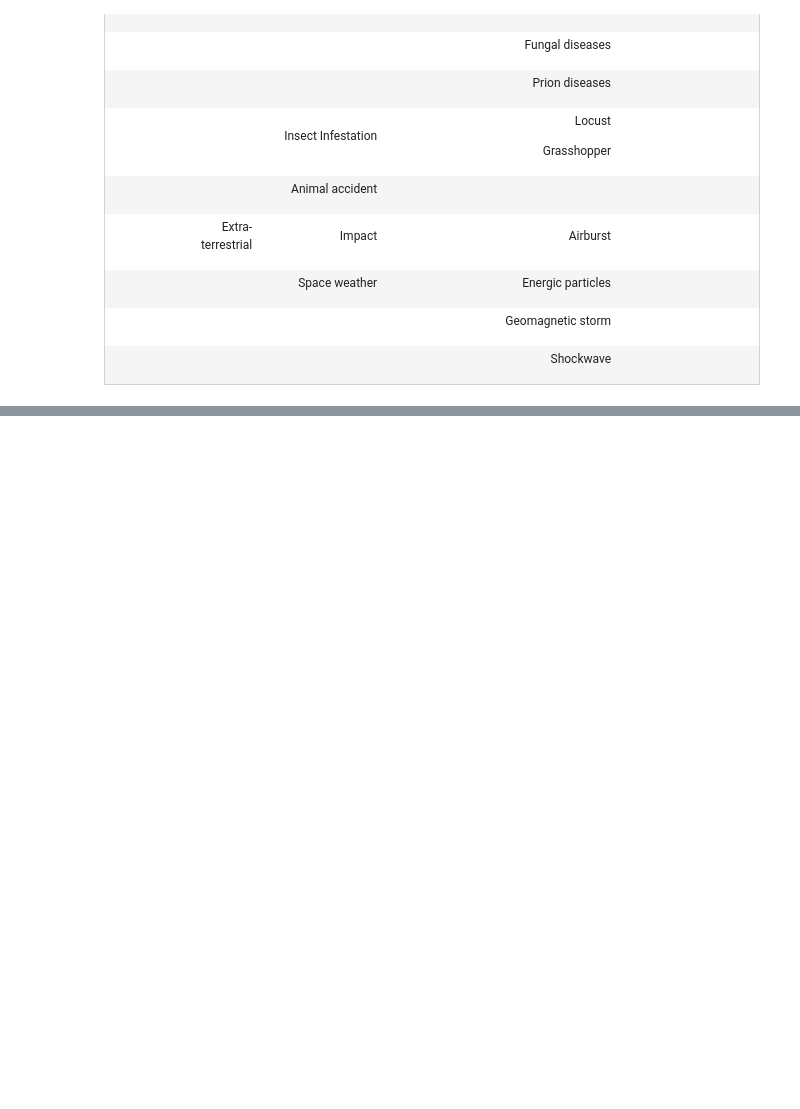
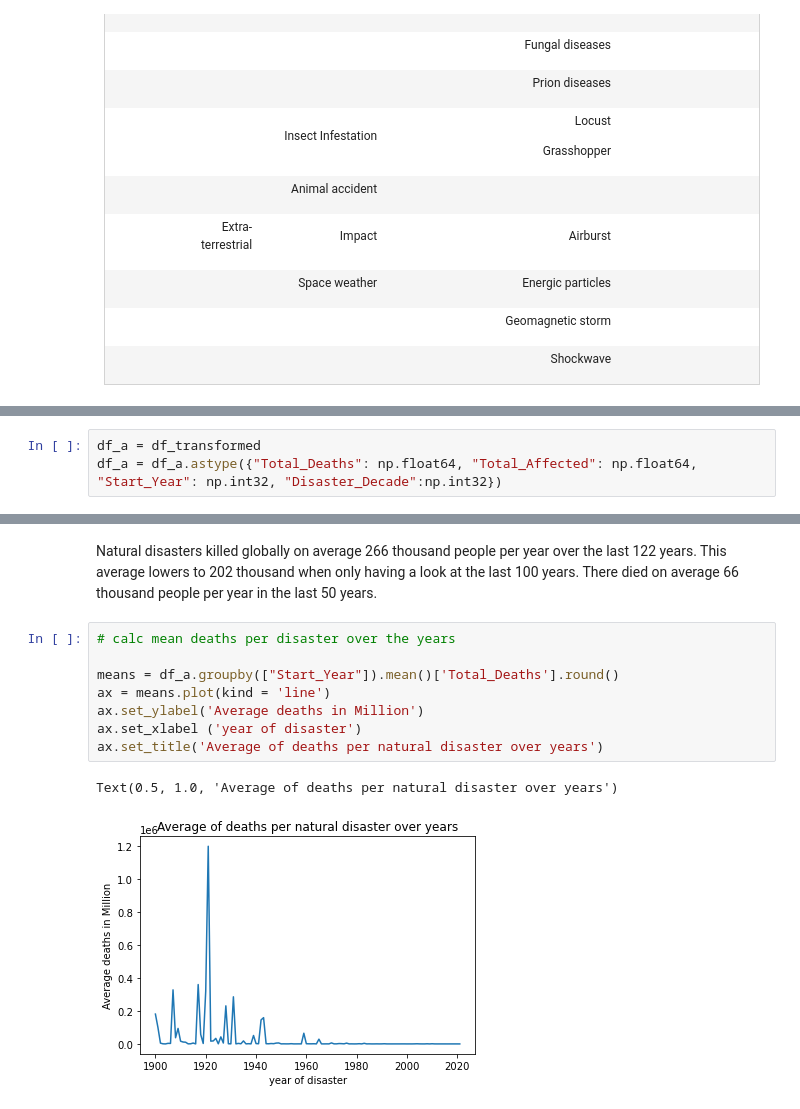
Before and after one commit to r-Files/DOPP, a Jupyter notebook: jupyter_notebooks/Full_analysis.ipynb, the cells around one changed output, grey strips where cells are left out. Saved outputs shown, nothing was run; the diff lists cells and outputs as text; blank space fills up the shorter version.

```diff
--- a/jupyter_notebooks/Full_analysis.ipynb
+++ b/jupyter_notebooks/Full_analysis.ipynb
@@ -672,0 +753,3 @@ Sourced from https://public.emdat.be/about.
+# %%
+df_a = df_transformed
+df_a = df_a.astype({"Total_Deaths": np.float64, "Total_Affected": np.float64, "Start_Year": np.int32, "Disaster_Decade":np.int32})
@@ -672,0 +769,15 @@ Sourced from https://public.emdat.be/about.
+# %% [markdown]
+Natural disasters killed globally on average 266 thousand people per year over the last 122 years.
+This average lowers to 202 thousand when only having a look at the last 100 years.
+There died on average 66 thousand people per year in the last 50 years.
+# %%
+# calc mean deaths per disaster over the years
+
+means = df_a.groupby(["Start_Year"]).mean()['Total_Deaths'].round()
+ax = means.plot(kind = 'line')
+ax.set_ylabel('Average deaths in Million')
+ax.set_xlabel ('year of disaster')
+ax.set_title('Average of deaths per natural disaster over years')
+# %% [output]
+Text(0.5, 1.0, 'Average of deaths per natural disaster over years')
+[figure, added]
```
Also changed, not shown: parts of 30 cells of this notebook, 10 other files.
